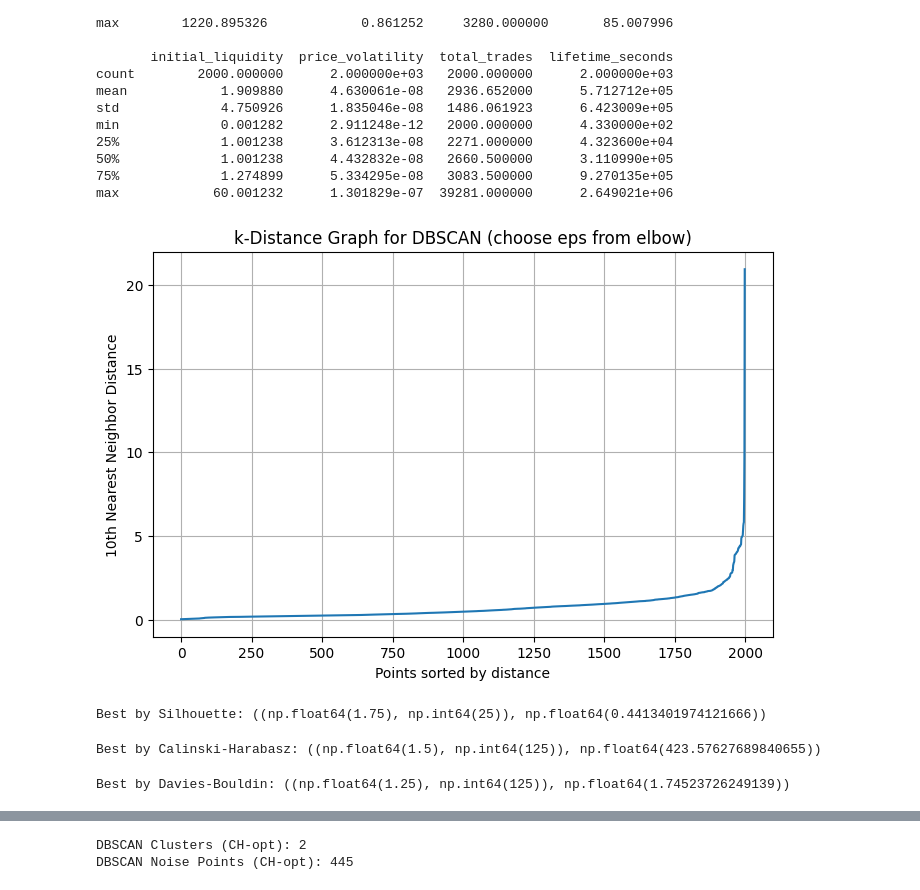
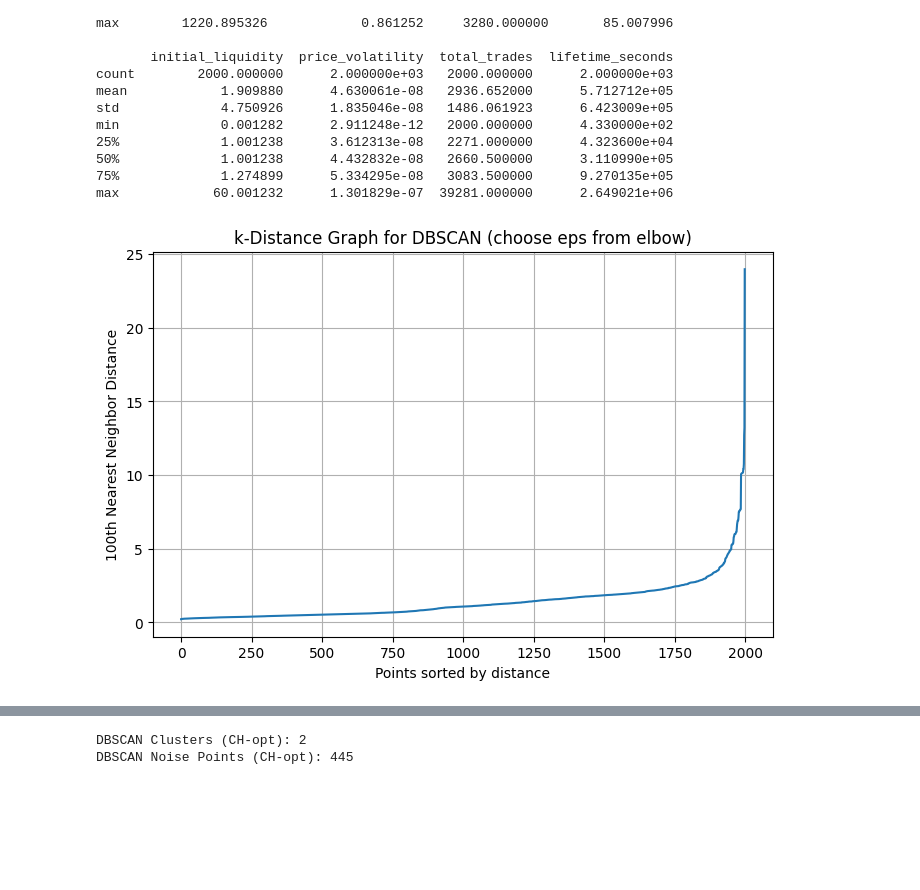
Before and after one commit to Maked04/CM3203-Individual-Project, a Jupyter notebook: src/clustering_2/db_scan.ipynb, the cells around one changed output, grey strips where cells are left out. Drawn from its saved outputs; the diff is of its cells as text; code cells hidden in the pictures; blank space fills up the shorter version.

```diff
--- a/src/clustering_2/db_scan.ipynb
+++ b/src/clustering_2/db_scan.ipynb
@@ -48,28 +48,28 @@ max            60.001232      1.301829e-07  39281.000000      2.649021e+06
 # %%
 # Use k-distance plot to find a good range of values for eps
 
 from sklearn.neighbors import NearestNeighbors
 import numpy as np
 import matplotlib.pyplot as plt
 
 # k = min_samples, often ~2-4% of dataset size
-k = 10
+k = 100
 neighbors = NearestNeighbors(n_neighbors=k)
 neighbors_fit = neighbors.fit(X_scaled)
 distances, indices = neighbors_fit.kneighbors(X_scaled)
 
 # Get distance to the k-th nearest neighbor (sort to find elbow)
 k_distances = np.sort(distances[:, -1])
 
 plt.figure(figsize=(8, 5))
 plt.plot(k_distances)
 plt.ylabel(f"{k}th Nearest Neighbor Distance")
 plt.xlabel("Points sorted by distance")
 plt.title("k-Distance Graph for DBSCAN (choose eps from elbow)")
 plt.grid(True)
 plt.show()
 # %% [output]
-[figure, old version]
+[figure, new version]
 # %%
 # Define grid search ranges
 
@@ -77,67 +77 @@ eps_values = np.arange(1.25, 4.25, 0.25)  # Elbow on k-Distance graph is around
 min_samples_values = np.arange(25, 200, 25)  # Given theres 2000 tokens to cluster, we wouldn't expect more than 10 clusters so go test values around 100
-# %%
-# Silhouette Score
-from sklearn.metrics import silhouette_score
-
-
-silhouette_scores = {}
-
-for eps in eps_values:
-    for min_samples in min_samples_values:
-        db = DBSCAN(eps=eps, min_samples=min_samples).fit(X_scaled)
-        labels = db.labels_
-        n_clusters = len(set(labels)) - (1 if -1 in labels else 0)
-
-        if n_clusters > 1:
-            score = silhouette_score(X_scaled, labels)
-            silhouette_scores[(eps, min_samples)] = score
-
-# Find best parameters
-best_params_silhouette = max(silhouette_scores.items(), key=lambda x: x[1])
-print("Best by Silhouette:", best_params_silhouette)
-# %% [output]
-Best by Silhouette: ((np.float64(1.75), np.int64(25)), np.float64(0.4413401974121666))
-# %%
-# Calinski-Harabasz Index
-
-from sklearn.metrics import calinski_harabasz_score
-
-ch_scores = {}
-
-for eps in eps_values:
-    for min_samples in min_samples_values:
-        db = DBSCAN(eps=eps, min_samples=min_samples).fit(X_scaled)
-        labels = db.labels_
-        n_clusters = len(set(labels)) - (1 if -1 in labels else 0)
-
-        if n_clusters > 1:
-            score = calinski_harabasz_score(X_scaled, labels)
-            ch_scores[(eps, min_samples)] = score
-
-# Find best parameters
-best_params_ch = max(ch_scores.items(), key=lambda x: x[1])
-print("Best by Calinski-Harabasz:", best_params_ch)
-# %% [output]
-Best by Calinski-Harabasz: ((np.float64(1.5), np.int64(125)), np.float64(423.57627689840655))
-# %%
-# Davies-Bouldin Index
-
-from sklearn.metrics import davies_bouldin_score
-
-dbi_scores = {}
-
-for eps in eps_values:
-    for min_samples in min_samples_values:
-        db = DBSCAN(eps=eps, min_samples=min_samples).fit(X_scaled)
-        labels = db.labels_
-        n_clusters = len(set(labels)) - (1 if -1 in labels else 0)
-
-        if n_clusters > 1:
-            score = davies_bouldin_score(X_scaled, labels)
-            dbi_scores[(eps, min_samples)] = score
-
-# Find best parameters (lower is better)
-best_params_dbi = min(dbi_scores.items(), key=lambda x: x[1])
-print("Best by Davies-Bouldin:", best_params_dbi)
-# %% [output]
-Best by Davies-Bouldin: ((np.float64(1.25), np.int64(125)), np.float64(1.74523726249139))
```
Also changed, not shown: parts of 4 cells of this notebook, 18 other files.
